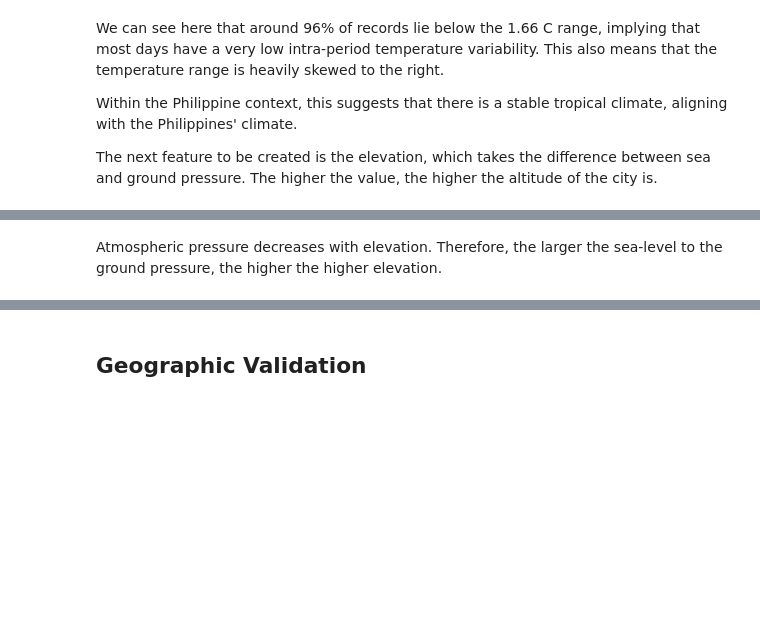
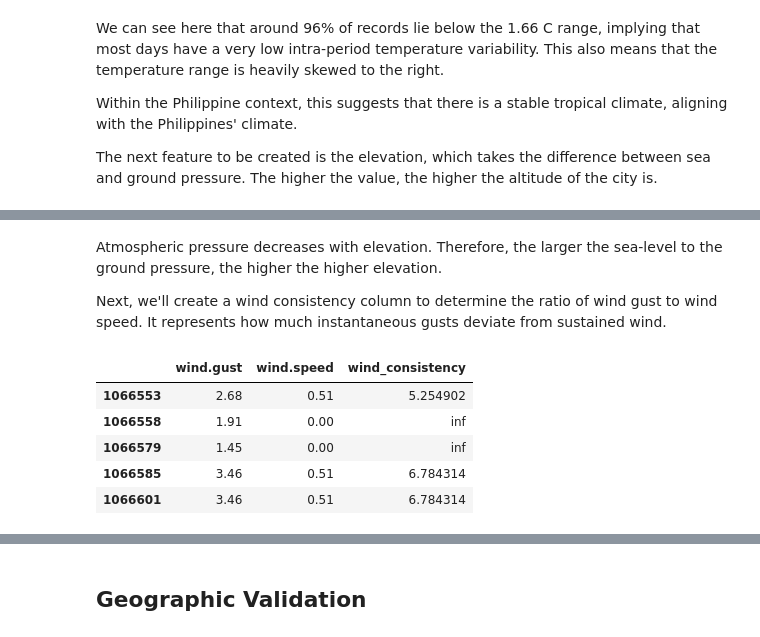
Before and after one commit to Lanzero225/Python-Notebooks, a Jupyter notebook: Philippine Weather/weather.ipynb, the cells around one changed output, grey strips where cells are left out. Drawn from its saved outputs; the diff is of its cells as text; code cells hidden in the pictures; blank space fills up the shorter version.

```diff
--- a/Philippine Weather/weather.ipynb
+++ b/Philippine Weather/weather.ipynb
@@ -574,2 +484,19 @@ dtype: int64
 # %% [markdown]
 Atmospheric pressure decreases with elevation. Therefore, the larger the sea-level to the ground pressure, the higher the higher elevation.
+
+Next, we'll create a wind consistency column to determine the ratio of wind gust to wind speed. It represents how much instantaneous gusts deviate from sustained wind.
+# %%
+weather_dataframe['wind_consistency'] = (
+  weather_dataframe['wind.gust'] / weather_dataframe['wind.speed']
+)
+weather_dataframe[
+    (weather_dataframe['wind_consistency'] == 0) |
+    (weather_dataframe['wind_consistency'] > 5)
+][['wind.gust', 'wind.speed', 'wind_consistency']].tail()
+# %% [output]
+|  | wind.gust | wind.speed | wind_consistency |
+| 1066553 | 2.68 | 0.51 | 5.254902 |
+| 1066558 | 1.91 | 0.00 | inf |
+| 1066579 | 1.45 | 0.00 | inf |
+| 1066585 | 3.46 | 0.51 | 6.784314 |
+| 1066601 | 3.46 | 0.51 | 6.784314 |
```
Also changed, not shown: parts of 17 cells of this notebook.
